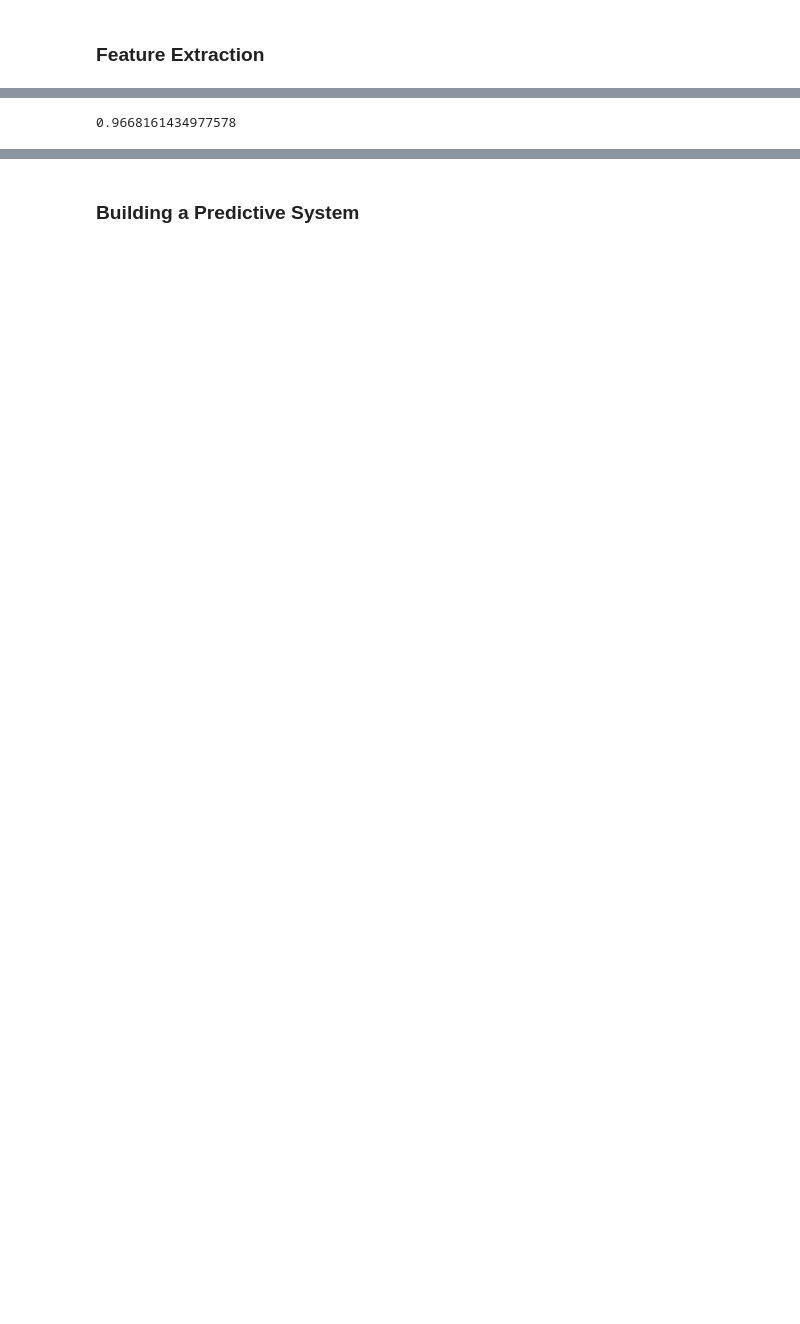
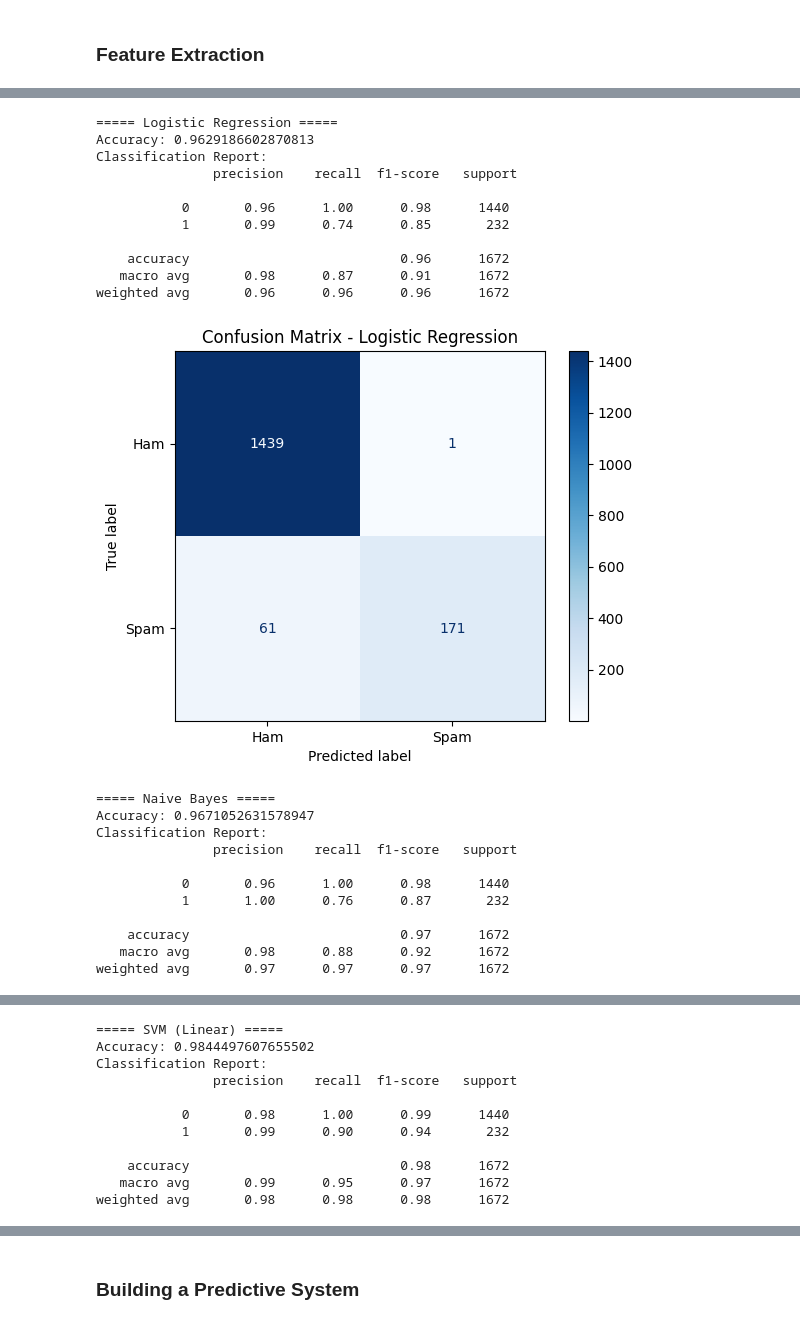
Before and after one commit to mehwish16/Spam-Mail-Predictor, a Jupyter notebook: _Spam Mail Predictor.ipynb, the cells around one changed output, grey strips where cells are left out. Cells and saved outputs as stored; diff of their text form; code cells hidden in the pictures; blank space fills up the shorter version.

```diff
--- a/_Spam Mail Predictor.ipynb
+++ b/_Spam Mail Predictor.ipynb
@@ -55,5 +139,5 @@ Y = mail_data['Category']
 # %%
-X_train, X_test, Y_train, Y_test = train_test_split(X, Y, test_size=0.2, random_state=3)
+X_train, X_test, Y_train, Y_test = train_test_split(X, Y, test_size=0.3, random_state=3)
 # %%
 print(X.shape)
 print(X_train.shape)
@@ -67,12 +151,7 @@ print(X_test.shape)
 # %%
 # transform the text data to feature vectors that can be used as input to the Logistic regression
 
-feature_extraction = TfidfVectorizer(min_df=1, stop_words='english', lowercase=True)
+vectorizer = TfidfVectorizer(ngram_range=(1,2), max_features=5000, stop_words='english', lowercase=True)
 
-X_train_features = feature_extraction.fit_transform(X_train)
-X_test_features = feature_extraction.transform(X_test)
-
-# convert Y_train and Y_test values as integers
-
-Y_train = Y_train.astype('int')
-Y_test = Y_test.astype('int')
+X_train_tfidf = vectorizer.fit_transform(X_train)
+X_test_tfidf = vectorizer.transform(X_test)
@@ -118,5 +157,0 @@ print(X_train_features)
-# %%
-model = LogisticRegression()
-# %%
-# training the Logistic Regression model with the training data
-model.fit(X_train_features, Y_train)
@@ -141,4 +158,47 @@ accuracy_on_test_data = accuracy_score(Y_test, prediction_on_test_data)
-# %%
-accuracy_on_test_data
-# %% [output]
-0.9668161434977578
+# %%
+models = {
+'Logistic Regression': LogisticRegression(max_iter=1000),
+'Naive Bayes': MultinomialNB(),
+'SVM (Linear)': SVC(kernel='linear', probability=True)
+}
+
+
+results = {}
+
+
+for name, model in models.items():
+    model.fit(X_train_tfidf, Y_train)
+    preds = model.predict(X_test_tfidf)
+    acc = accuracy_score(Y_test, preds)
+    results[name] = acc
+    print(f'\n===== {name} =====')
+    print('Accuracy:', acc)
+    print('Classification Report:\n', classification_report(Y_test, preds))
+    disp = ConfusionMatrixDisplay(confusion_matrix(Y_test, preds), display_labels=['Ham','Spam'])
+    disp.plot(cmap='Blues')
+    plt.title(f'Confusion Matrix - {name}')
+    plt.show()
+# %% [output]
+===== Logistic Regression =====
+Accuracy: 0.9629186602870813
+Classification Report:
+               precision    recall  f1-score   support
+
+           0       0.96      1.00      0.98      1440
+           1       0.99      0.74      0.85       232
+
+    accuracy                           0.96      1672
+   macro avg       0.98      0.87      0.91      1672
+weighted avg       0.96      0.96      0.96      1672
+[figure, added]
+===== Naive Bayes =====
+Accuracy: 0.9671052631578947
+Classification Report:
+               precision    recall  f1-score   support
+
+           0       0.96      1.00      0.98      1440
+           1       1.00      0.76      0.87       232
+
+    accuracy                           0.97      1672
+   macro avg       0.98      0.88      0.92      1672
+weighted avg       0.97      0.97      0.97      1672
@@ -144,0 +206,11 @@ accuracy_on_test_data
+===== SVM (Linear) =====
+Accuracy: 0.9844497607655502
+Classification Report:
+               precision    recall  f1-score   support
+
+           0       0.98      1.00      0.99      1440
+           1       0.99      0.90      0.94       232
+
+    accuracy                           0.98      1672
+   macro avg       0.99      0.95      0.97      1672
+weighted avg       0.98      0.98      0.98      1672
```
Also changed, not shown: parts of 35 cells of this notebook, 4 other files.
